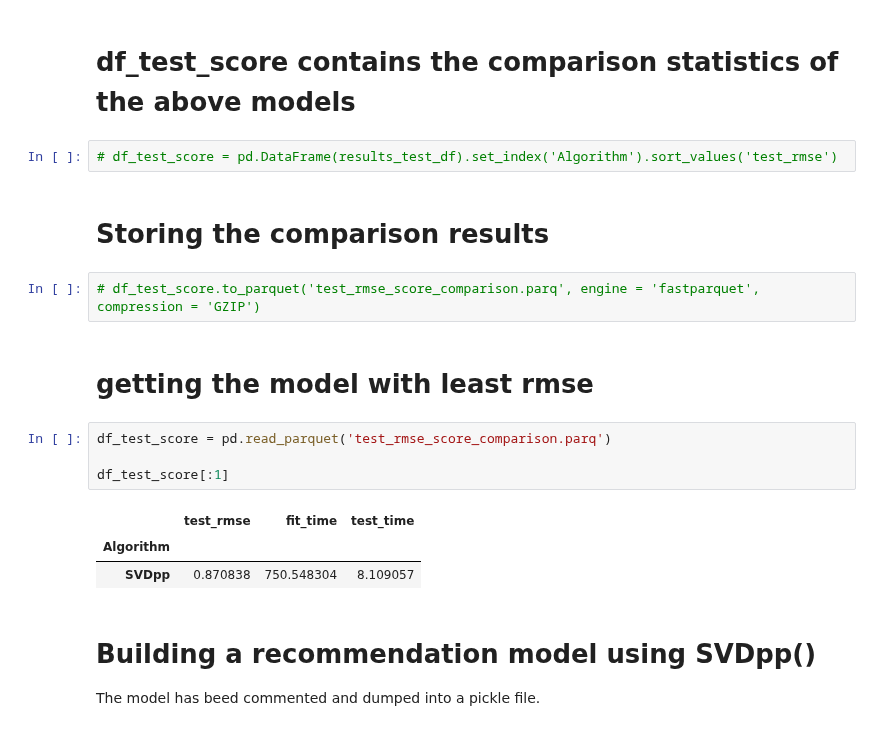
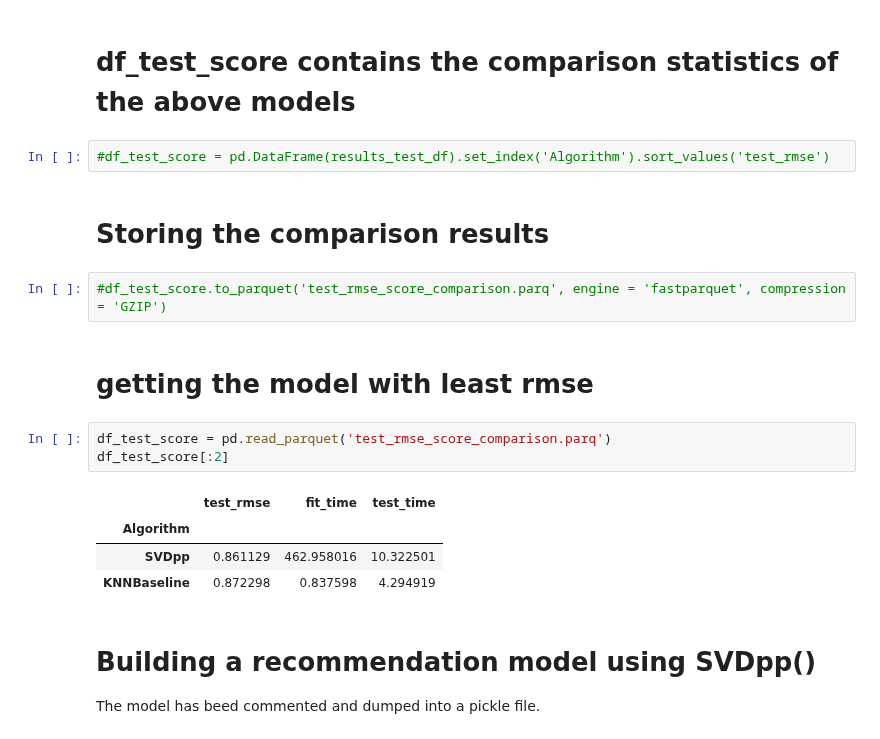
Before and after one commit to GovindBhala/DS5500-Movie-Recommendation-System, a Jupyter notebook: Collaborative_Filtering_Recommendation_Model_SVD.ipynb, the cells around one changed output. Saved outputs shown, nothing was run; the diff lists cells and outputs as text.

```diff
--- a/Collaborative_Filtering_Recommendation_Model_SVD.ipynb
+++ b/Collaborative_Filtering_Recommendation_Model_SVD.ipynb
@@ -183,21 +214,21 @@ Estimating biases using als...
 # %% [markdown]
 # df_test_score contains the comparison statistics of the above models
 # %%
-# df_test_score = pd.DataFrame(results_test_df).set_index('Algorithm').sort_values('test_rmse')
+#df_test_score = pd.DataFrame(results_test_df).set_index('Algorithm').sort_values('test_rmse')
 # %% [markdown]
 # Storing the comparison results
 # %%
-# df_test_score.to_parquet('test_rmse_score_comparison.parq', engine = 'fastparquet', compression = 'GZIP')
+#df_test_score.to_parquet('test_rmse_score_comparison.parq', engine = 'fastparquet', compression = 'GZIP')
 # %% [markdown]
 # getting the model with least rmse
 # %%
 df_test_score = pd.read_parquet('test_rmse_score_comparison.parq')
-
-df_test_score[:1]
+df_test_score[:2]
 # %% [output]
 |  | test_rmse | fit_time | test_time |
 | Algorithm |  |  |  |
-| SVDpp | 0.870838 | 750.548304 | 8.109057 |
+| SVDpp | 0.861129 | 462.958016 | 10.322501 |
+| KNNBaseline | 0.872298 | 0.837598 | 4.294919 |
 # %% [markdown]
 # Building a recommendation model using SVDpp()
 
```
Also changed, not shown: parts of 54 cells of this notebook.
